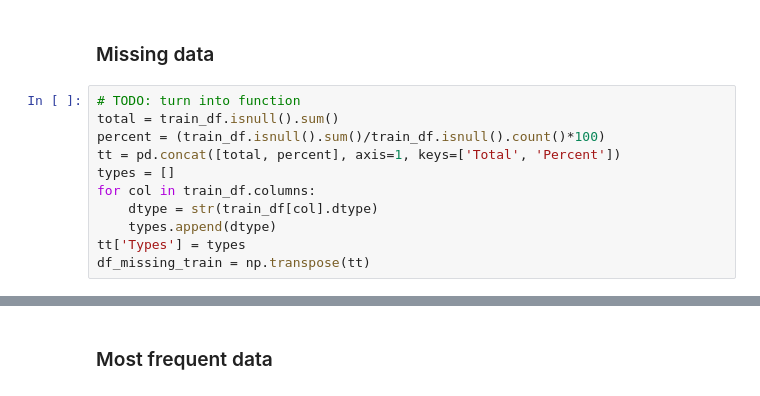
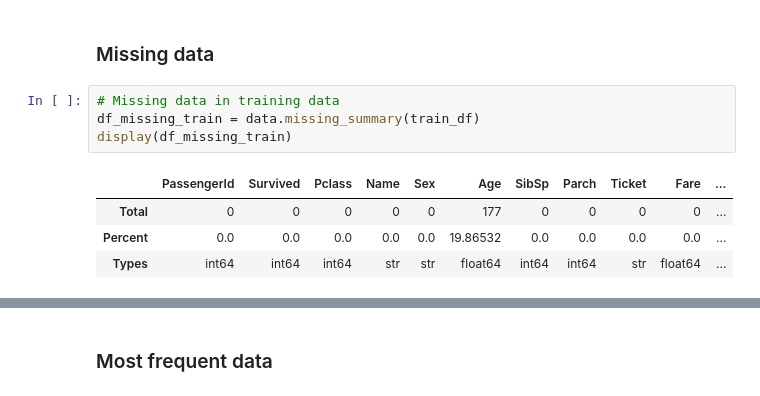
Before and after one commit to isabelBackes/ps1_ex4_nb_to_repo, a Jupyter notebook: Titanic Data Journey.ipynb, the cells around one changed output, grey strips where cells are left out. Cells and saved outputs as stored; diff of their text form.

```diff
--- a/Titanic Data Journey.ipynb
+++ b/Titanic Data Journey.ipynb
@@ -114,15 +120,13 @@ Numeric summary
 ## Few statistics on the data
 # %% [markdown]
 ### Missing data
-# %%
-# TODO: turn into function
-total = train_df.isnull().sum()
-percent = (train_df.isnull().sum()/train_df.isnull().count()*100)
-tt = pd.concat([total, percent], axis=1, keys=['Total', 'Percent'])
-types = []
-for col in train_df.columns:
-    dtype = str(train_df[col].dtype)
-    types.append(dtype)
-tt['Types'] = types
-df_missing_train = np.transpose(tt)
+# %%
+# Missing data in training data
+df_missing_train = data.missing_summary(train_df)
+display(df_missing_train)
+# %% [output]
+|  | PassengerId | Survived | Pclass | Name | Sex | Age | SibSp | Parch | Ticket | Fare | ... |
+| Total | 0 | 0 | 0 | 0 | 0 | 177 | 0 | 0 | 0 | 0 | ... |
+| Percent | 0.0 | 0.0 | 0.0 | 0.0 | 0.0 | 19.86532 | 0.0 | 0.0 | 0.0 | 0.0 | ... |
+| Types | int64 | int64 | int64 | str | str | float64 | int64 | int64 | str | float64 | ... |
 # %%
```
Also changed, not shown: parts of 6 cells of this notebook, 1 other file.
